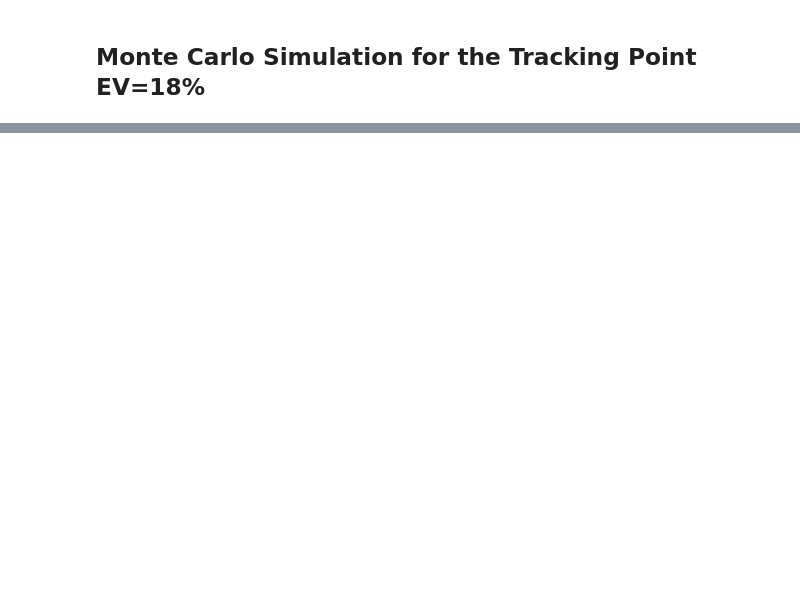
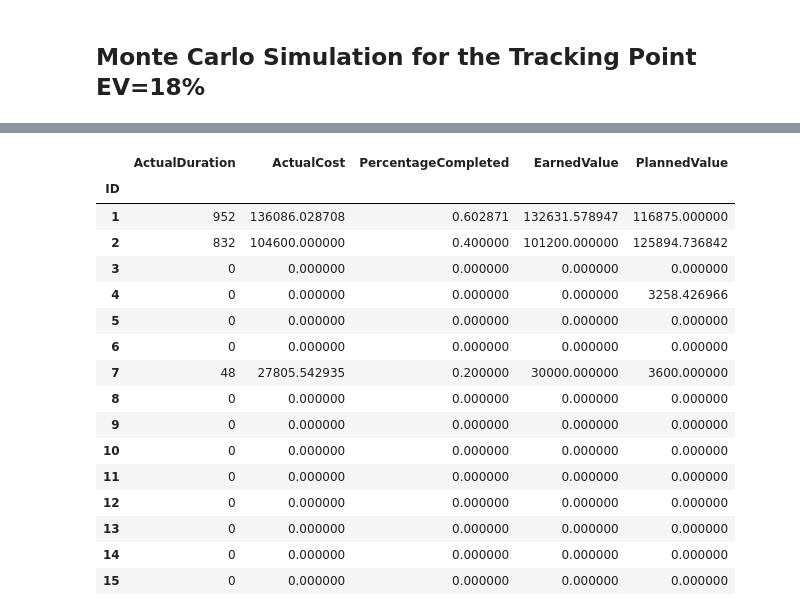
Before and after one commit to jismartin/counterEVM, a Jupyter notebook: Monte_Carlo_Simulation.ipynb, the cells around one changed output, grey strips where cells are left out. Cells and saved outputs as stored; diff of their text form; code cells hidden in the pictures; blank space fills up the shorter version.

```diff
--- a/Monte_Carlo_Simulation.ipynb
+++ b/Monte_Carlo_Simulation.ipynb
@@ -220,0 +221,26 @@ Monte Carlo Simulation took 67.36309385299683 seconds to run 25000 samples
+# %%
+# Checking ...
+df=pd.read_excel(file_path, sheet_name='TP1',skiprows=3,index_col=0)
+ev_percent=df.loc[0,'Percentage Completed'] # Read the EV%
+dfc=df.loc[df.index.intersection(Go.nodes()),['Actual Duration', 'Actual Cost','Percentage Completed', 'Earned Value (EV)', 'Planned Value (PV)']].copy()
+dfc['Actual Duration']=dfc['Actual Duration'].apply(lambda x: extract_hours(x)) # extract the duration in hours
+dfc.columns=['ActualDuration', 'ActualCost', 'PercentageCompleted', 'EarnedValue', 'PlannedValue'] # rename the columns
+dfc
+# %% [output]
+|  | ActualDuration | ActualCost | PercentageCompleted | EarnedValue | PlannedValue |
+| ID |  |  |  |  |  |
+| 1 | 952 | 136086.028708 | 0.602871 | 132631.578947 | 116875.000000 |
+| 2 | 832 | 104600.000000 | 0.400000 | 101200.000000 | 125894.736842 |
+| 3 | 0 | 0.000000 | 0.000000 | 0.000000 | 0.000000 |
+| 4 | 0 | 0.000000 | 0.000000 | 0.000000 | 3258.426966 |
+| 5 | 0 | 0.000000 | 0.000000 | 0.000000 | 0.000000 |
+| 6 | 0 | 0.000000 | 0.000000 | 0.000000 | 0.000000 |
+| 7 | 48 | 27805.542935 | 0.200000 | 30000.000000 | 3600.000000 |
+| 8 | 0 | 0.000000 | 0.000000 | 0.000000 | 0.000000 |
+| 9 | 0 | 0.000000 | 0.000000 | 0.000000 | 0.000000 |
+| 10 | 0 | 0.000000 | 0.000000 | 0.000000 | 0.000000 |
+| 11 | 0 | 0.000000 | 0.000000 | 0.000000 | 0.000000 |
+| 12 | 0 | 0.000000 | 0.000000 | 0.000000 | 0.000000 |
+| 13 | 0 | 0.000000 | 0.000000 | 0.000000 | 0.000000 |
+| 14 | 0 | 0.000000 | 0.000000 | 0.000000 | 0.000000 |
+| 15 | 0 | 0.000000 | 0.000000 | 0.000000 | 0.000000 |
```
Also changed, not shown: parts of 6 cells of this notebook, 13 other files.
